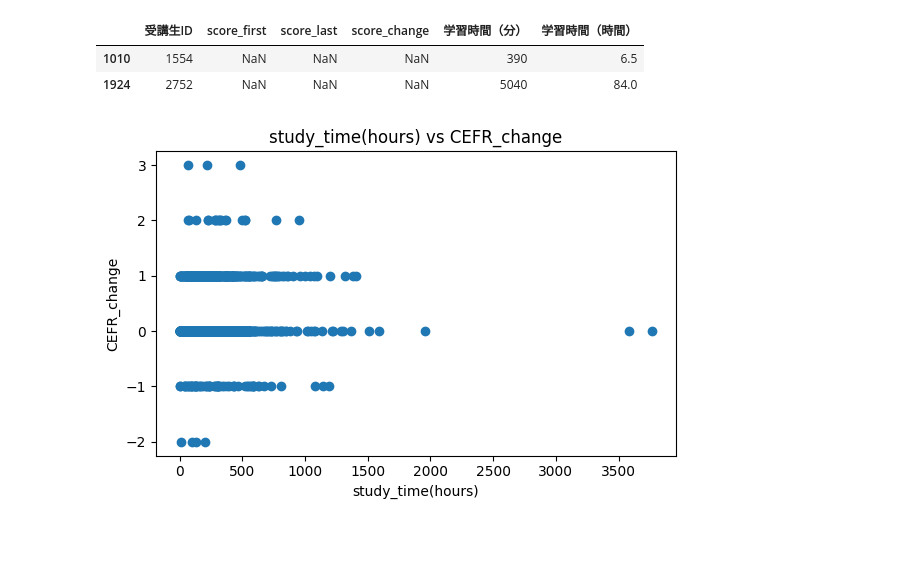
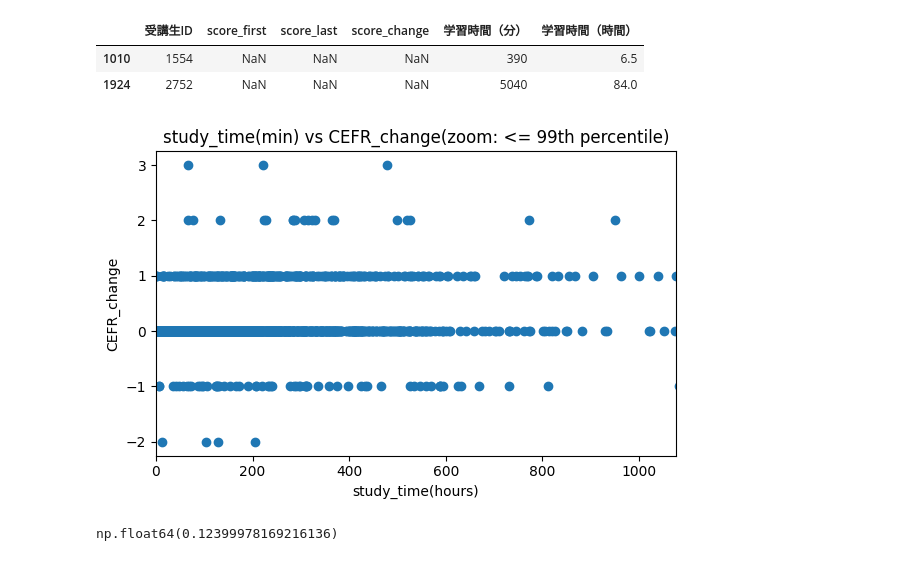
Before and after one commit to Kazuya-Y/public, a Jupyter notebook: Kazuya_データ分析.ipynb, the cells around one changed output. Saved outputs shown, nothing was run; the diff lists cells and outputs as text; code cells hidden in the pictures.

```diff
--- a/Kazuya_データ分析.ipynb
+++ b/Kazuya_データ分析.ipynb
@@ -189,22 +197,30 @@ df_time_score[df_time_score['score_change'].isna()]
 | 1010 | 1554 | NaN | NaN | NaN | 390 | 6.5 |
 | 1924 | 2752 | NaN | NaN | NaN | 5040 | 84.0 |
 # %%
+##散布図を描画する
+
 import matplotlib.pyplot as plt
 x = df_time_score['学習時間（時間）']
 y = df_time_score['score_change']
+corr_time_cefr=x.corr(y)
 
 x_max = df_time_score['学習時間（時間）'].quantile(0.99)
 
 plt.figure(figsize=(6, 4))
 plt.scatter(x, y)
-##plt.xlim(0, x_max)
-##plt.title("study_time(min) vs CEFR_change(zoom: <= 99th percentile)")
+plt.xlim(0, x_max)
+plt.title("study_time(min) vs CEFR_change(zoom: <= 99th percentile)")
 
 plt.xlabel("study_time(hours)")
 plt.ylabel("CEFR_change")
-plt.title("study_time(hours) vs CEFR_change")
+##plt.title("study_time(hours) vs CEFR_change")
 
 plt.tight_layout()
 plt.show()
 # %% [output]
-[figure, old version]
+[figure, new version]
+# %%
+corr_time_cefr=x.corr(y)
+corr_time_cefr
+# %% [output]
+np.float64(0.12399978169216136)
```
Also changed, not shown: parts of 9 cells of this notebook.
